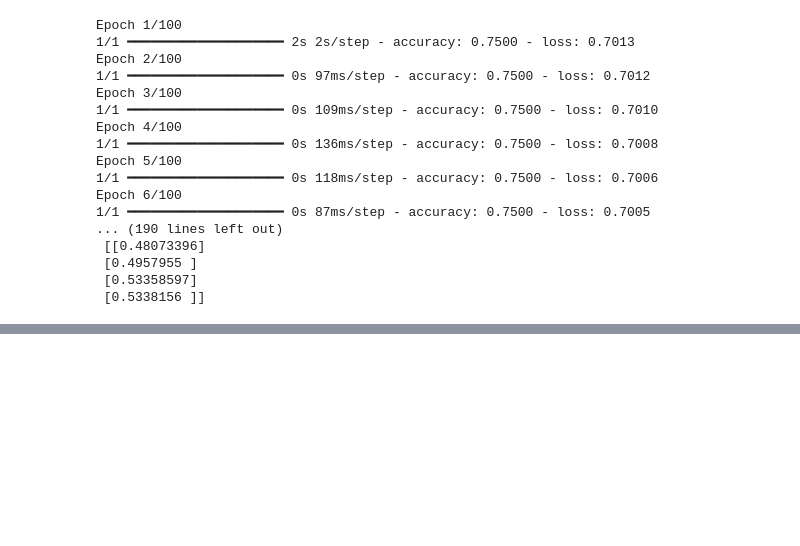
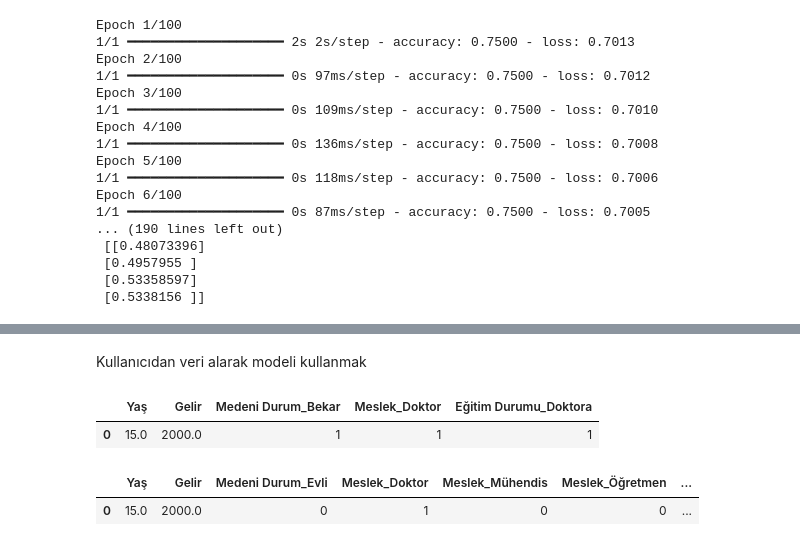
Before and after one commit to utuncer/python-kutuphaneler, a Jupyter notebook: tensorflow.ipynb, the cells around one changed output, grey strips where cells are left out. Drawn from its saved outputs; the diff is of its cells as text; code cells hidden in the pictures; blank space fills up the shorter version.

```diff
--- a/tensorflow.ipynb
+++ b/tensorflow.ipynb
@@ -84,0 +188,4 @@ Epoch 6/100
+# %%
+df = pd.get_dummies(df, columns=['Medeni Durum','Meslek','Eğitim Durumu'],drop_first=True)
+X = df.drop('Kredi Onayı', axis= 1).values
+y = df['Kredi Onayı'].values
@@ -84,0 +233,31 @@ Epoch 6/100
+# %% [markdown]
+Kullanıcıdan veri alarak modeli kullanmak
+# %%
+
+user_input_1 = float(input('Yaşınızı Giriniz : '))
+user_input_2 = float(input('Maaşınızı Giriniz : '))
+user_input_3 = input('Medeni Durumunuzu Giriniz(Bekar, Evli): ')
+user_input_4 = input('Mesleğiniz (Mühendis, Doktor, Öğretmen, Avukat): ')
+user_input_5 = input('Eğitim Durumunuzu Giriniz (Lisans, Yüksek Lisans, Doktora): ')
+
+user_data = pd.DataFrame(
+    {
+        'Yaş':[user_input_1],
+        'Gelir':[user_input_2],
+        'Medeni Durum_' + user_input_3 : [1],
+        'Meslek_' + user_input_4 : [1],
+        'Eğitim Durumu_' + user_input_5 : [1]
+    }
+)
+
+user_data = user_data.reindex(columns=df.drop('Kredi Onayı', axis=1).columns, fill_value=0)
+
+user_data_scaled = scaler.transform(user_data)
+
+prediction = model.predict(user_data_scaled)
+print(f"Tahmin sonucu: {prediction * 100:.4f}")
+# %% [output]
+|  | Yaş | Gelir | Medeni Durum_Bekar | Meslek_Doktor | Eğitim Durumu_Doktora |
+| 0 | 15.0 | 2000.0 | 1 | 1 | 1 |
+|  | Yaş | Gelir | Medeni Durum_Evli | Meslek_Doktor | Meslek_Mühendis | Meslek_Öğretmen | ... |
+| 0 | 15.0 | 2000.0 | 0 | 1 | 0 | 0 | ... |
```
Also changed, not shown: parts of 10 cells of this notebook.
